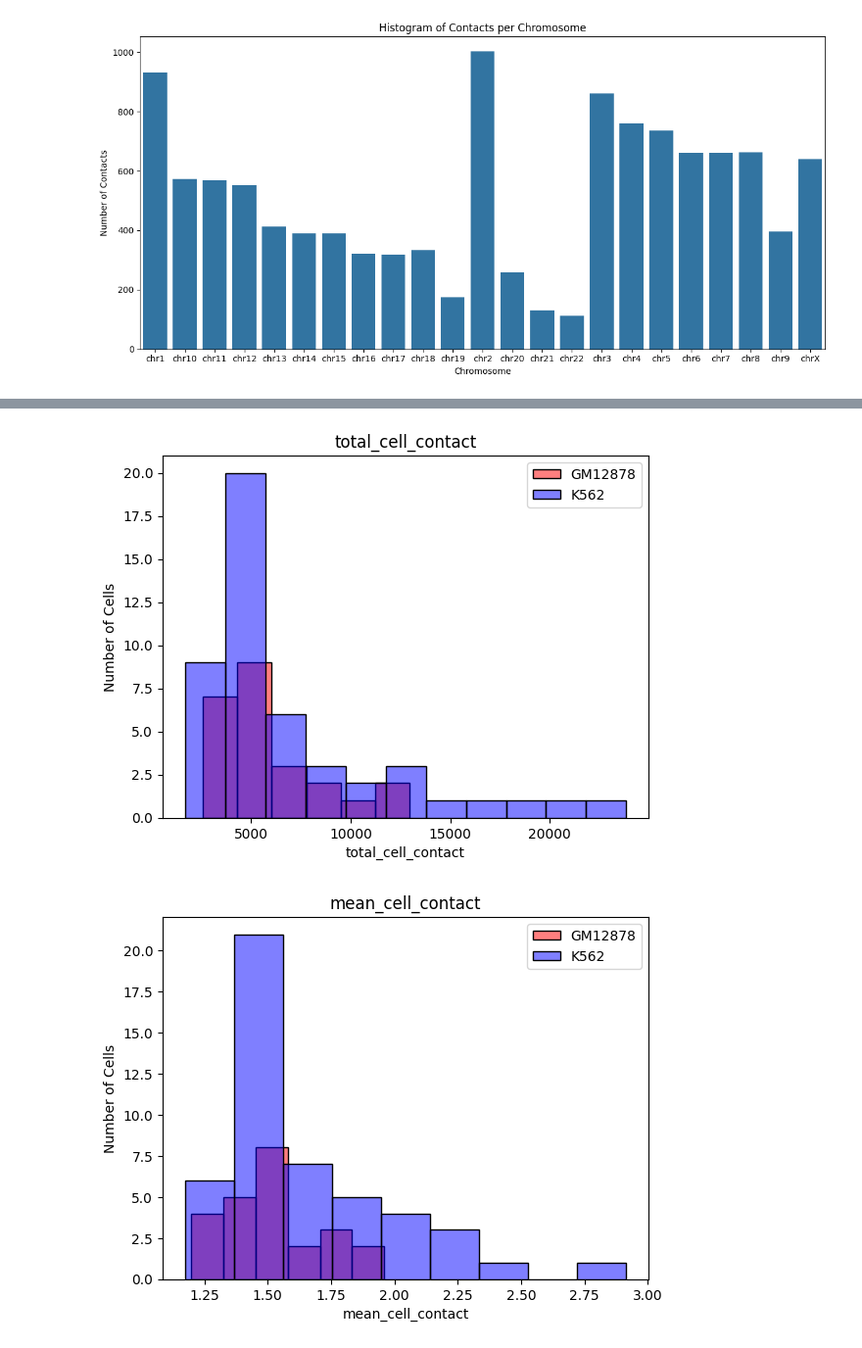
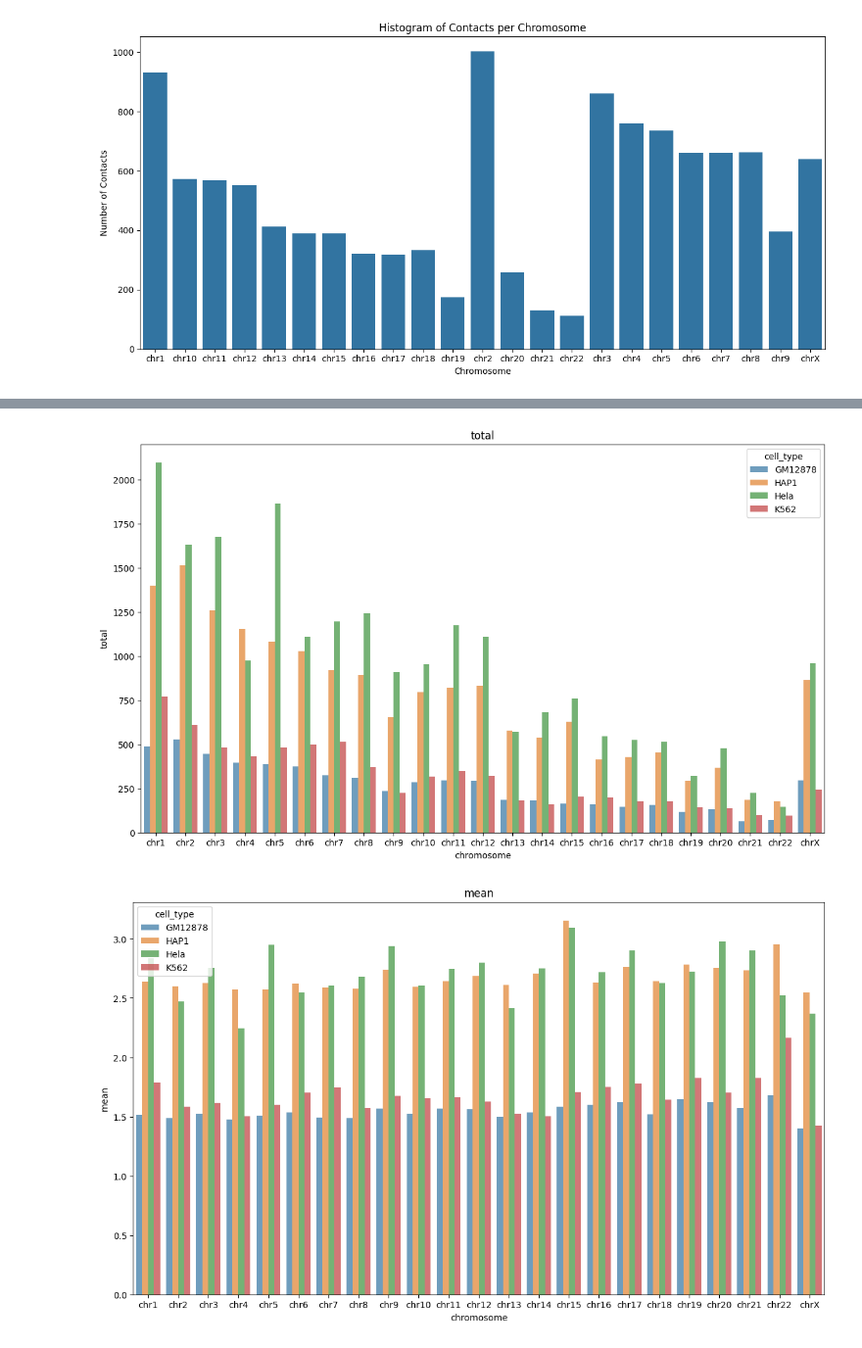
Before and after one commit to saladinshaurov/hic-cell-classification, a Jupyter notebook: notebooks/matrix-chromosome.ipynb, the cells around one changed output, grey strips where cells are left out. Shown: that part at 98% size. Saved outputs shown, nothing was run; the diff lists cells and outputs as text; code cells hidden in the pictures.

Commit message:
Summary graphs for multiple cell types

```diff
--- a/notebooks/matrix-chromosome.ipynb
+++ b/notebooks/matrix-chromosome.ipynb
@@ -87,7 +87,7 @@ def build_chr_block_matrix(data: pd.DataFrame) -> pd.DataFrame:
 
     return chr_block_df
 # %%
-df = prepare_data('/Users/salah/Documents/chromosome-prediction/data/HAP1/ml1_AAGCCGGT-ATACATGT.txt')
+df = prepare_data('/Users/salah/Documents/hic-cell-classification/data/HAP1/ml1_AAGCCGGT-ATACATGT.txt')
 matrix = build_chr_block_matrix(df)
 
 sns.heatmap(matrix.at['chr1', 'chr1'], cmap='YlGnBu')
@@ -141,13 +141,11 @@ def cell_summary_stats(data: pd.DataFrame) -> dict:
     total_contacts = data['contacts'].sum()
     mean_contact = data['contacts'].mean()
     var_contact = data['contacts'].var()
-    max_contact = data['contacts'].max()
 
     features = {
         'total_cell_contact': float(total_contacts),
         'mean_cell_contact': float(mean_contact),
         'var_cell_contact': float(var_contact),
-        'max_contact': float(max_contact),
     }
     return features
 # %%
@@ -242,15 +262,15 @@ def read_all_in_cell_type(folder_path: str, file_suffix: str=".txt") -> pd.DataF
         try:
             features = {'cell_id': cell_id}
             df = prepare_data(location=cell_path)
-            features['block_matrix'] = build_chr_block_matrix(df)
+            matrix = build_chr_block_matrix(df)
             features.update(cell_summary_stats(df))
-            features.update(chr_contact_stats(features["block_matrix"]))
+            features.update(per_chr_summary_stats(df , matrix))
             cells.append(features)
         except Exception as error:
             print(f"Exception raised for {fname} due to error: {error}")
     return pd.DataFrame(data=cells).set_index('cell_id')
 
-gm_12878 = read_all_in_cell_type(folder_path='/Users/salah/Documents/chromosome-prediction/data/GM12878')
-# hap_1 = read_all_in_cell_type(folder_path='/Users/salah/Documents/chromosome-prediction/data/HAP1')
-# hela = read_all_in_cell_type(folder_path='/Users/salah/Documents/chromosome-prediction/data/Hela')
-k_562 = read_all_in_cell_type(folder_path='/Users/salah/Documents/chromosome-prediction/data/K562')
+gm_12878 = read_all_in_cell_type(folder_path='/Users/salah/Documents/hic-cell-classification/data/GM12878')
+hap_1 = read_all_in_cell_type(folder_path='/Users/salah/Documents/hic-cell-classification/data/HAP1')
+hela = read_all_in_cell_type(folder_path='/Users/salah/Documents/hic-cell-classification/data/Hela')
+k_562 = read_all_in_cell_type(folder_path='/Users/salah/Documents/hic-cell-classification/data/K562')
@@ -256,0 +322,10 @@ k_562 = read_all_in_cell_type(folder_path='/Users/salah/Documents/chromosome-pre
+# %%
+for col in gm_12878.columns[0:3]:
+    chr_total_gm_12878 = get_chr_summary_data(gm_12878, 'GM12878', col)
+    chr_total_hap_1 = get_chr_summary_data(hap_1, 'HAP1', col)
+    chr_total_hela = get_chr_summary_data(hela, 'Hela', col)
+    chr_total_k_562 = get_chr_summary_data(k_562, 'K562', col)
+    combined_df = pd.concat([chr_total_gm_12878, chr_total_hap_1, chr_total_hela, chr_total_k_562], ignore_index=True)
+    sns.scatterplot(combined_df, x='cell_type', y=col, hue='cell_type', alpha=0.5)
+    plt.title(col)
+    plt.show()
@@ -257,14 +336,16 @@ k_562 = read_all_in_cell_type(folder_path='/Users/salah/Documents/chromosome-pre
 # %%
-cols = ['total_cell_contact',  'mean_cell_contact', 'var_cell_contact', 'max_contact']
+stats = ['total', 'mean', 'var', 'total_diagonal', 'mean_diagonal', 'var_diagonal']
 
-for label in cols:
-    sns.histplot(gm_12878[label], color='red', alpha=0.5, label='GM12878')
-    sns.histplot(k_562[label], color='blue', alpha=0.5, label='K562')
-    plt.title(label)
-    plt.xlabel(label)
-    plt.ylabel('Number of Cells')
-    plt.legend()
+for col in stats:
+    chr_total_gm_12878 = get_chr_summary_data(gm_12878, 'GM12878', col)
+    chr_total_hap_1 = get_chr_summary_data(hap_1, 'HAP1', col)
+    chr_total_hela = get_chr_summary_data(hela, 'Hela', col)
+    chr_total_k_562 = get_chr_summary_data(k_562, 'K562', col)
+    combined_df = pd.concat([chr_total_gm_12878, chr_total_hap_1, chr_total_hela, chr_total_k_562], ignore_index=True)
+    plt.figure(figsize=(14, 8))
+    sns.barplot(combined_df, x='chromosome', y=col, hue='cell_type', alpha=0.7, errorbar=None)
+    plt.title(col)
     plt.show()
 # %% [output]
-[figure, old version]
+[figure, new version]
-[figure, old version]
+[figure, new version]
```
Also changed, not shown: parts of 9 cells of this notebook.
